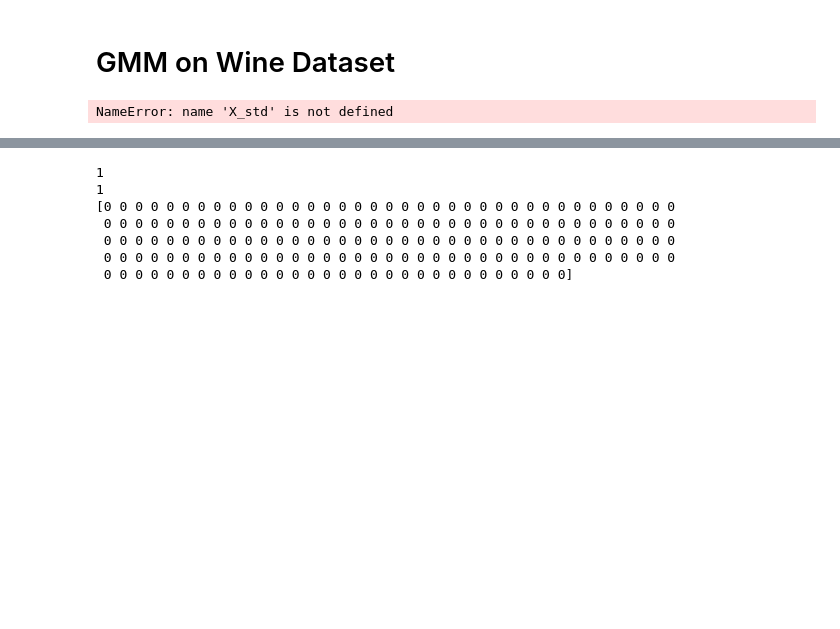
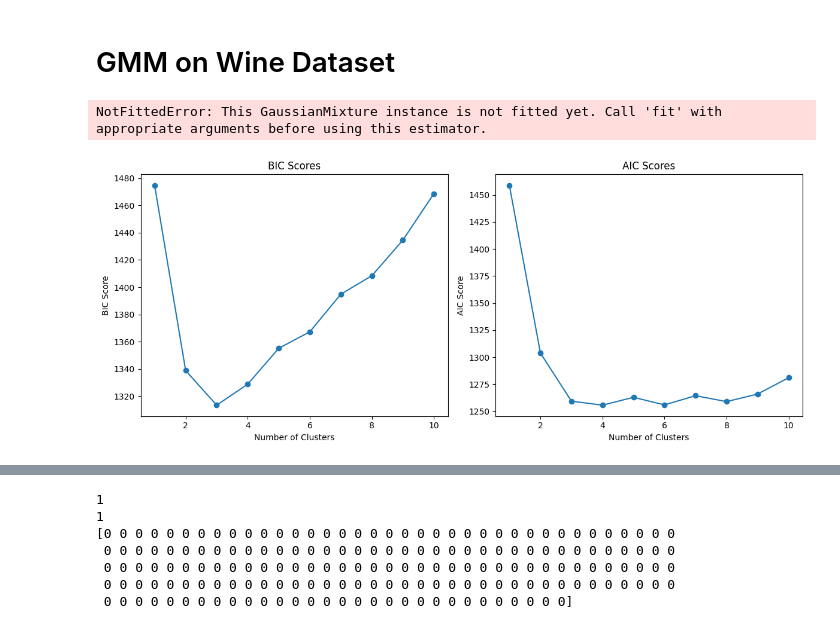
Before and after one commit to ROHIT32767/SMAI-A2, a Jupyter notebook: GMM.ipynb, the cells around one changed output, grey strips where cells are left out. Cells and saved outputs as stored; diff of their text form; code cells hidden in the pictures; blank space fills up the shorter version.

```diff
--- a/GMM.ipynb
+++ b/GMM.ipynb
@@ -195,7 +198,8 @@ from sklearn.model_selection import train_test_split
 wine_data = load_wine()
 X = wine_data.data
 y = wine_data.target
-
+scaler = StandardScaler()
+X_std = scaler.fit_transform(X)
 # Apply PCA for dimensionality reduction
 pca = PCA(n_components=2)
 X_pca = pca.fit_transform(X_std)
@@ -216,11 +220,11 @@ optimal_n_components_aic = n_components_range[np.argmin(aic_scores)]
 
 # Fit GMM with optimal number of clusters
 gmm = GaussianMixture(n_components=optimal_n_components_bic, random_state=0)
-gmm_labels = gmm.fit_predict(X_pca)
+gmm_labels = gmm.predict(X_pca)
 
 # Perform K-Means clustering
 kmeans = KMeans(n_clusters=optimal_n_components_bic, random_state=0)
-kmeans_labels = kmeans.fit_predict(X_pca)
+kmeans_labels = kmeans.predict(X_pca)
 
 # Compute silhouette scores for GMM and K-Means
 silhouette_gmm = silhouette_score(X_pca, gmm_labels)
@@ -249,4 +253,57 @@ print(f'Optimal Number of Clusters (AIC): {optimal_n_components_aic}')
 print(f'Silhouette Score (GMM): {silhouette_gmm:.2f}')
 print(f'Silhouette Score (K-Means): {silhouette_kmeans:.2f}')
 # %% [output]
-NameError: name 'X_std' is not defined
+NotFittedError: This GaussianMixture instance is not fitted yet. Call 'fit' with appropriate arguments before using this estimator.
+# %%
+import numpy as np
+import matplotlib.pyplot as plt
+from sklearn.datasets import load_wine
+from sklearn.preprocessing import StandardScaler
+from sklearn.decomposition import PCA
+from sklearn.mixture import GaussianMixture
+from sklearn.cluster import KMeans
+from sklearn.metrics import silhouette_score
+from sklearn.model_selection import train_test_split
+
+# Load the wine dataset
+wine_data = load_wine()
+X = wine_data.data
+y = wine_data.target
+
+# Standardize the data
+scaler = StandardScaler()
+X_std = scaler.fit_transform(X)
+
+# Apply PCA for dimensionality reduction
+pca = PCA(n_components=2)
+X_pca = pca.fit_transform(X_std)
+
+# Find the optimal number of clusters for GMM using BIC and AIC
+n_components_range = range(1, 11)
+bic_scores = []
+aic_scores = []
+
+for n_components in n_components_range:
+    gmm = GaussianMixture(n_components=n_components, random_state=0)
+    gmm.fit(X_pca)
+    bic_scores.append(gmm.bic(X_pca))
+    aic_scores.append(gmm.aic(X_pca))
+
+# Plot AIC and BIC scores
+plt.figure(figsize=(12, 5))
+plt.subplot(1, 2, 1)
+plt.plot(n_components_range, bic_scores, marker='o')
+plt.title('BIC Scores')
+plt.xlabel('Number of Clusters')
+plt.ylabel('BIC Score')
+
+plt.subplot(1, 2, 2)
+plt.plot(n_components_range, aic_scores, marker='o')
+plt.title('AIC Scores')
+plt.xlabel('Number of Clusters')
+plt.ylabel('AIC Score')
+
+plt.tight_layout()
+plt.show()
+# %% [output]
+[figure, added]
```
Also changed, not shown: parts of 5 cells of this notebook, 3 other files.
